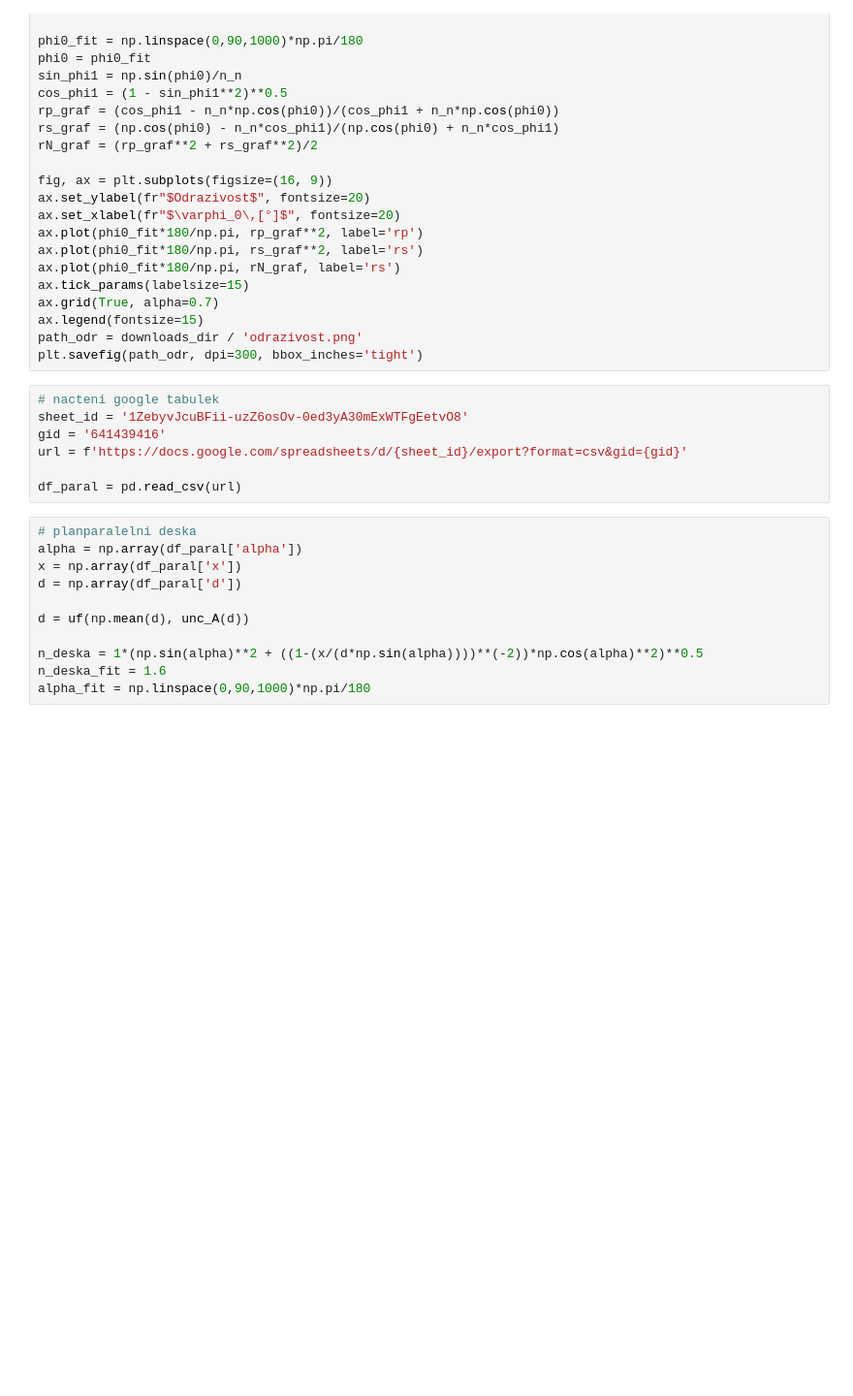
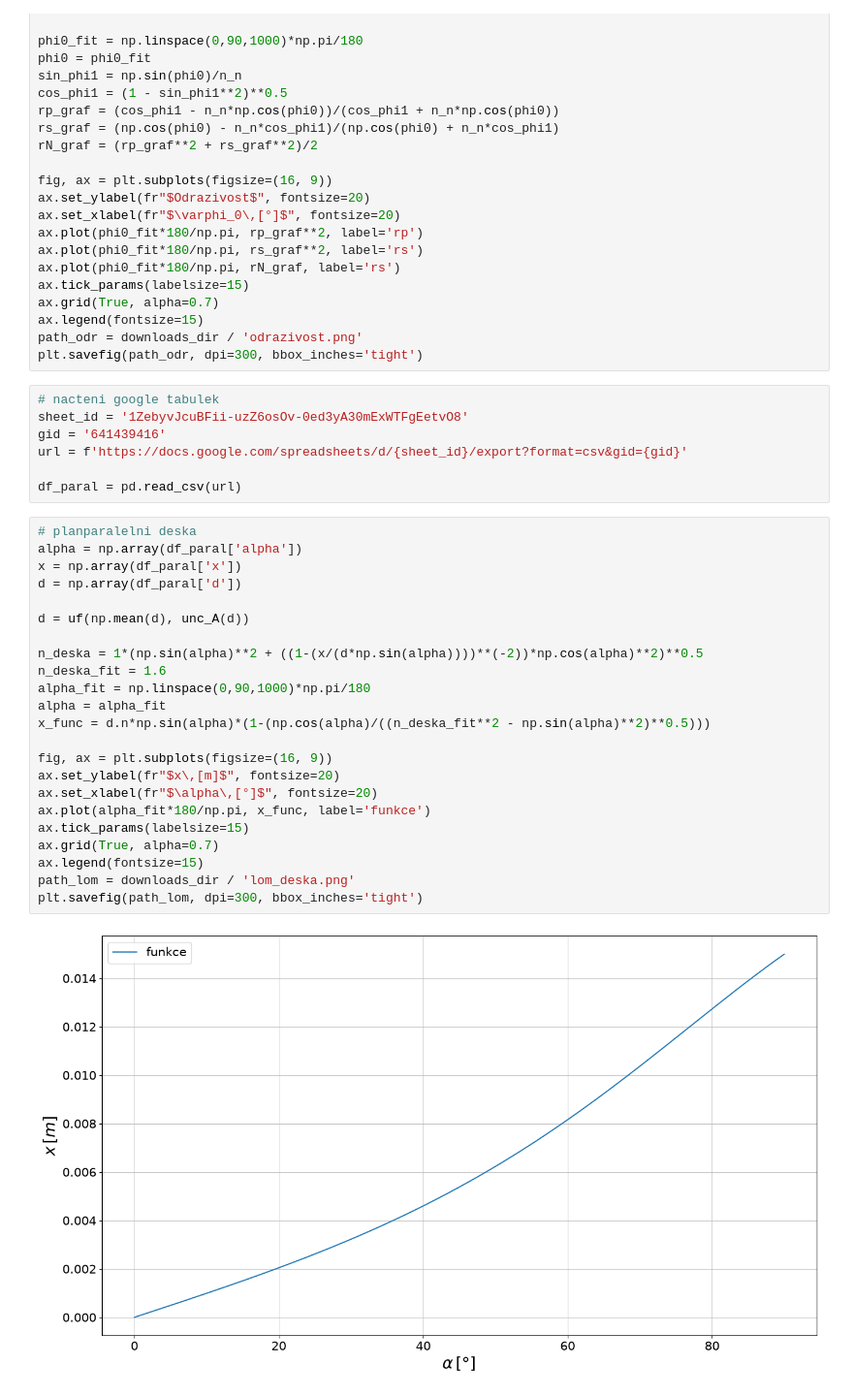
Before and after one commit to fildapanko/praktikum, a Jupyter notebook: pr2/praktikum2_07.ipynb, the cells around one changed output. Shown at 97% size. Drawn from its saved outputs; the diff is of its cells as text; blank space fills up the shorter version.

```diff
--- a/pr2/praktikum2_07.ipynb
+++ b/pr2/praktikum2_07.ipynb
@@ -108,11 +108,25 @@ df_paral = pd.read_csv(url)
 # %%
 # planparalelni deska
 alpha = np.array(df_paral['alpha'])
 x = np.array(df_paral['x'])
 d = np.array(df_paral['d'])
 
 d = uf(np.mean(d), unc_A(d))
 
 n_deska = 1*(np.sin(alpha)**2 + ((1-(x/(d*np.sin(alpha))))**(-2))*np.cos(alpha)**2)**0.5
 n_deska_fit = 1.6
 alpha_fit = np.linspace(0,90,1000)*np.pi/180
+alpha = alpha_fit
+x_func = d.n*np.sin(alpha)*(1-(np.cos(alpha)/((n_deska_fit**2 - np.sin(alpha)**2)**0.5)))
+
+fig, ax = plt.subplots(figsize=(16, 9))
+ax.set_ylabel(fr"$x\,[m]$", fontsize=20)
+ax.set_xlabel(fr"$\alpha\,[°]$", fontsize=20)
+ax.plot(alpha_fit*180/np.pi, x_func, label='funkce')
+ax.tick_params(labelsize=15)
+ax.grid(True, alpha=0.7)
+ax.legend(fontsize=15)
+path_lom = downloads_dir / 'lom_deska.png'
+plt.savefig(path_lom, dpi=300, bbox_inches='tight')
+# %% [output]
+[figure, added]
```
